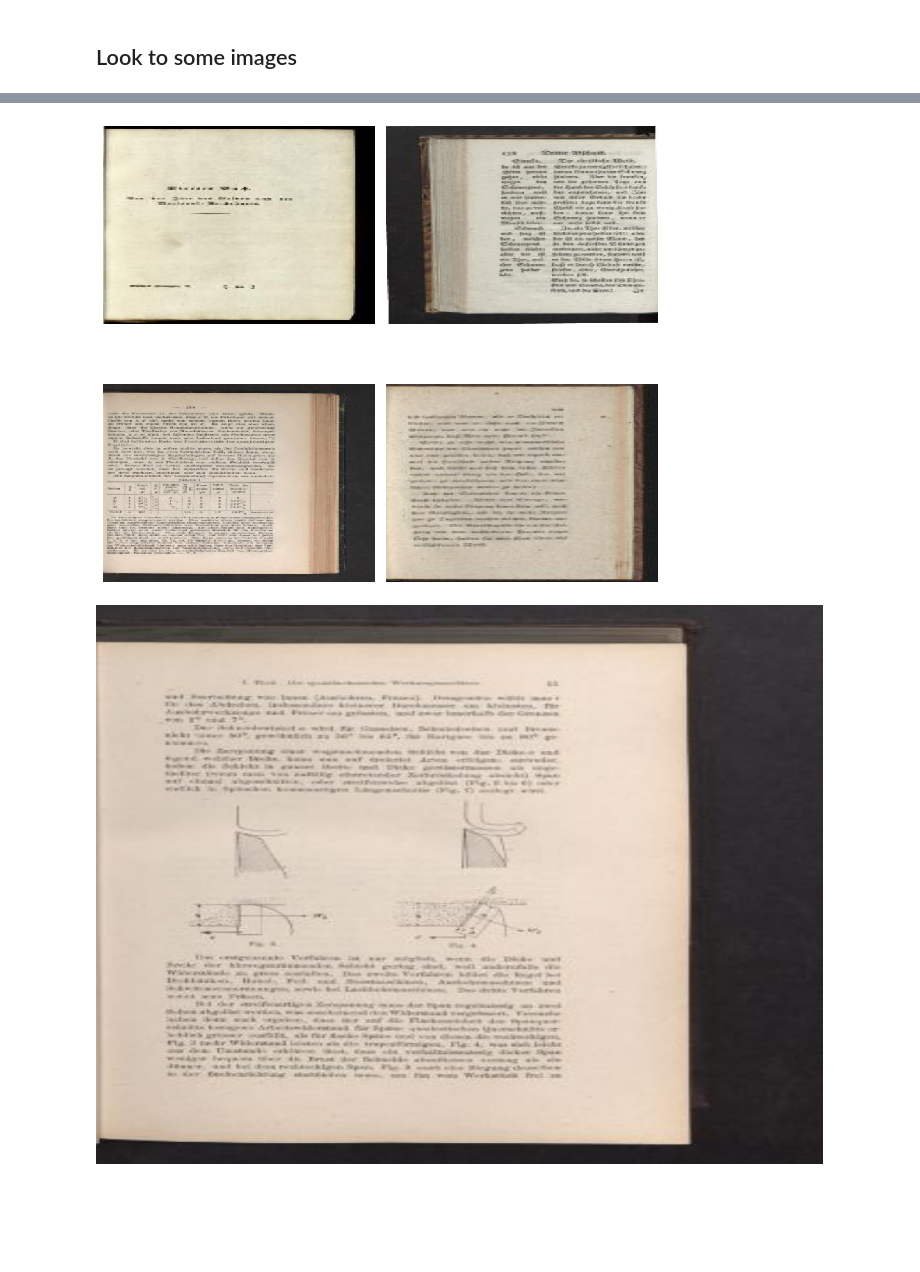
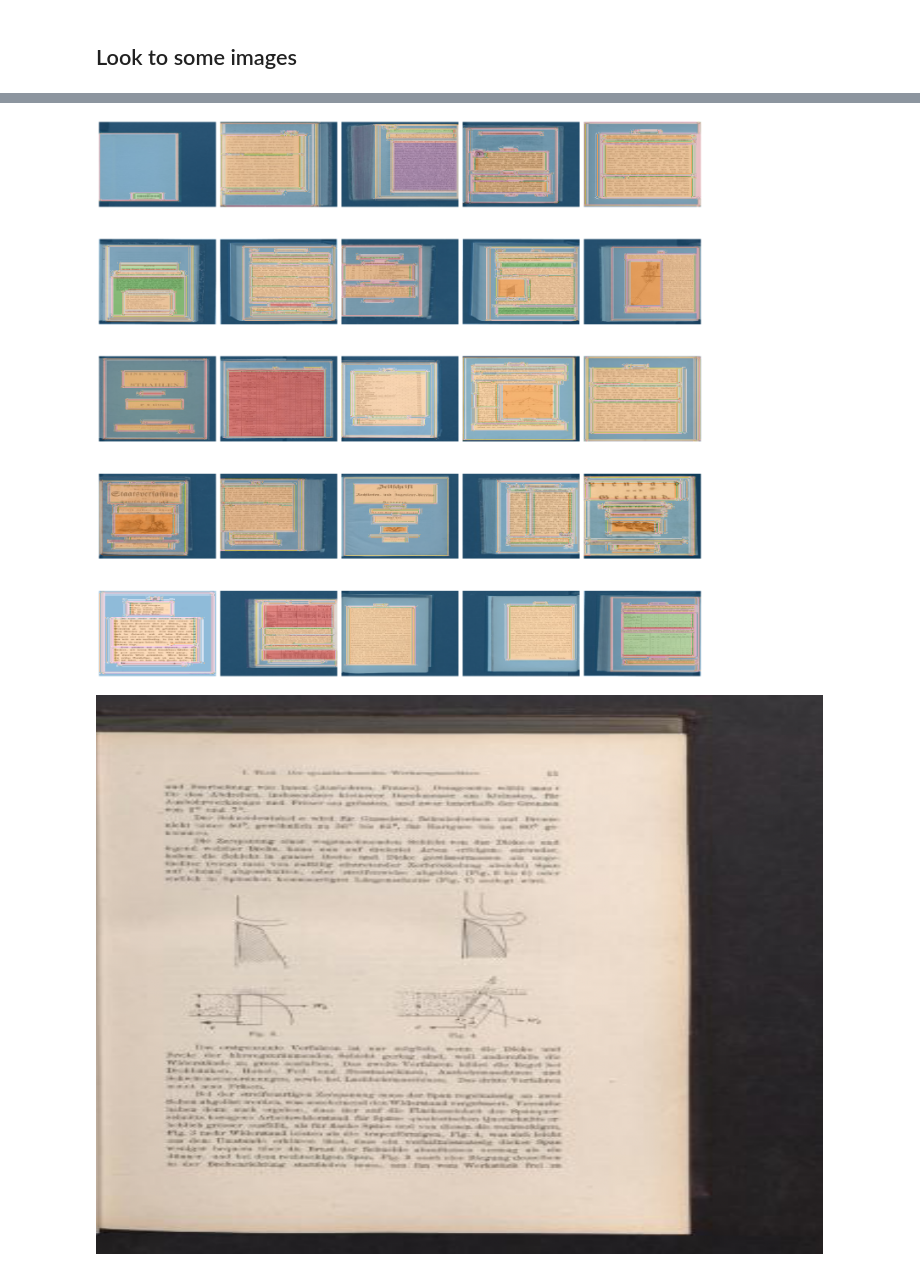
Before and after one commit to OCR-D/ocrd_segment, a Jupyter notebook: notebooks/1stOverview.ipynb, the cells around one changed output, grey strips where cells are left out. Saved outputs shown, nothing was run; the diff lists cells and outputs as text; code cells hidden in the pictures; blank space fills up the shorter version.

Commit message:
Create segmentation images as labels

```diff
--- a/notebooks/1stOverview.ipynb
+++ b/notebooks/1stOverview.ipynb
@@ -11,6 +11,7 @@ from tqdm import tqdm_notebook
 from zipfile import ZipFile
 import xml.etree.ElementTree as ET
 
+from PIL import ImageDraw
 from display_xml import XML
 from fastai.vision import *
 import seaborn as sns
@@ -21,6 +22,9 @@ INPUT = PosixPath('../input/')
 
 RESIZE_FACTOR = 8  # 1/8th of the original images should be good enough to get a first idea
 INPUT_RESIZED = PosixPath(f'../downscale_to_{RESIZE_FACTOR}th')
+
+MASKS = PosixPath('../masks')
+MASKS_RESIZED = PosixPath(f'../masks_downscale_to{RESIZE_FACTOR}th')
 # %% [markdown]
 ## Unzip Input data from the (dropbox) folder
 # %%
@@ -100,10 +112,10 @@ sns.relplot(x="width", y="height", size="orig", data=res_count, alpha=0.5)
 # %%
-for file in tqdm_notebook(imgfiles):
-    if not (INPUT_RESIZED / file).exists():
-        os.makedirs((INPUT_RESIZED / file).parent, exist_ok=True)
-        img = open_image(INPUT / file)
-        img.resize((img.shape[0], img.shape[1] // RESIZE_FACTOR, img.shape[2] // RESIZE_FACTOR))
-        img.save(INPUT_RESIZED / file)
+def resize_image_(orig: PosixPath, dest: PosixPath):
+    img = open_image(orig)
+    img.resize((img.shape[0], img.shape[1] // RESIZE_FACTOR, img.shape[2] // RESIZE_FACTOR))
+    img.save(dest)
+
+manipulate_images_(INPUT, INPUT_RESIZED, resize_image_)
 # %% [output]
 [interactive output not drawn]
 # %% [markdown]
@@ -194,3 +206,9 @@ PrintSpace                                 6
 GraphicRegion-other                        5
 GraphicRegion-decoration                   1
 Name: label, dtype: int64
+# %%
+# reserve label 0 for background
+classes = {l: c for c, l in enumerate(segments_df.label.unique(), start=1)}
+# Add an extra class to have a separation between segments (as discussed with Uwe)
+classes["ArtificialBorder"] = len(classes)
+classes
@@ -207,11 +314,14 @@ size = np.floor_divide(
     res_count[["width", "height"]].values[0], RESIZE_FACTOR
 ).tolist()
 print("Normalize all image with resize to", size)
-imglist = (ImageList
+def get_y_fn(img_path: PathLike) -> PosixPath:
+    img_path = pathify(img_path)
+    return MASKS_RESIZED / img_path.relative_to(INPUT_RESIZED)
+imglist = (SegmentationItemList
     .from_folder(INPUT_RESIZED)
     .split_by_rand_pct()
-    .label_empty()
-    .transform([], size=size)
+    .label_from_func(get_y_fn, classes=classes)
+    .transform([], size=size, tfm_y=True)
     .databunch()
 )
 imglist
@@ -239,7 +368,7 @@ Test: None
 # %%
-imglist.show_batch(rows=2)
+imglist.show_batch()
 # %% [output]
-[figure, old version]
+[figure, new version]
 # %%
 imglist.x[0].resize((3, 1024, int(1024*1.3)))
 # %% [output]
```
Also changed, not shown: parts of 12 cells of this notebook, 1 other file.
